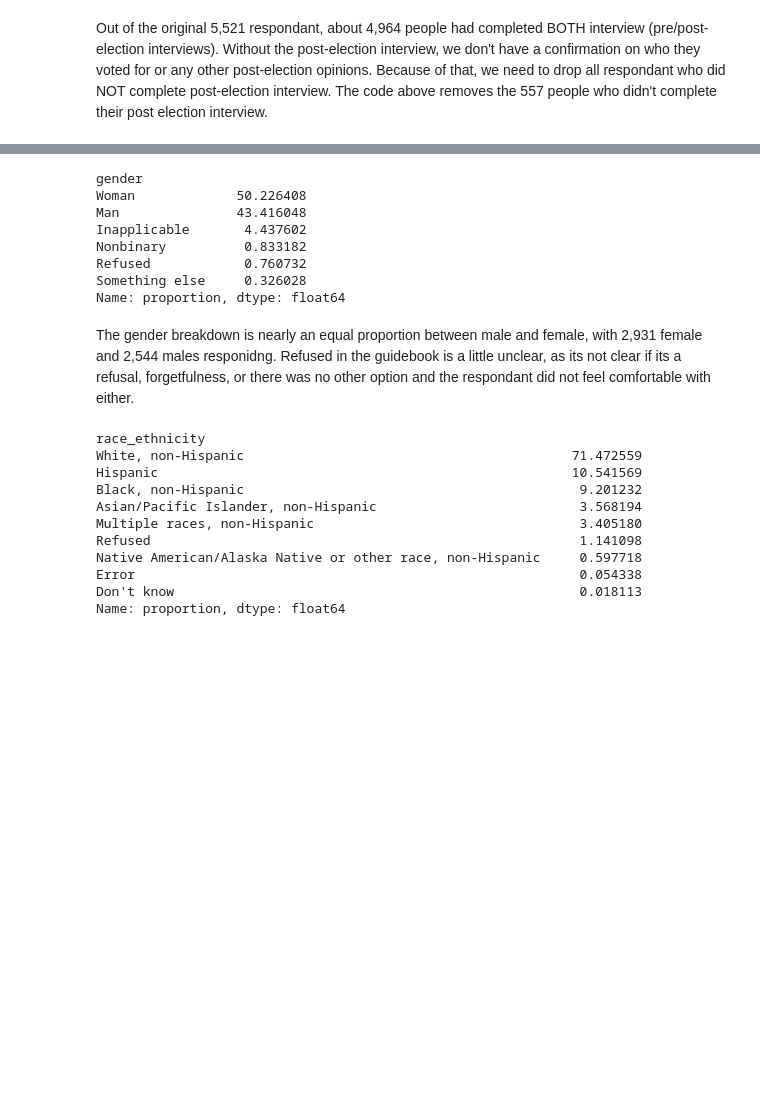
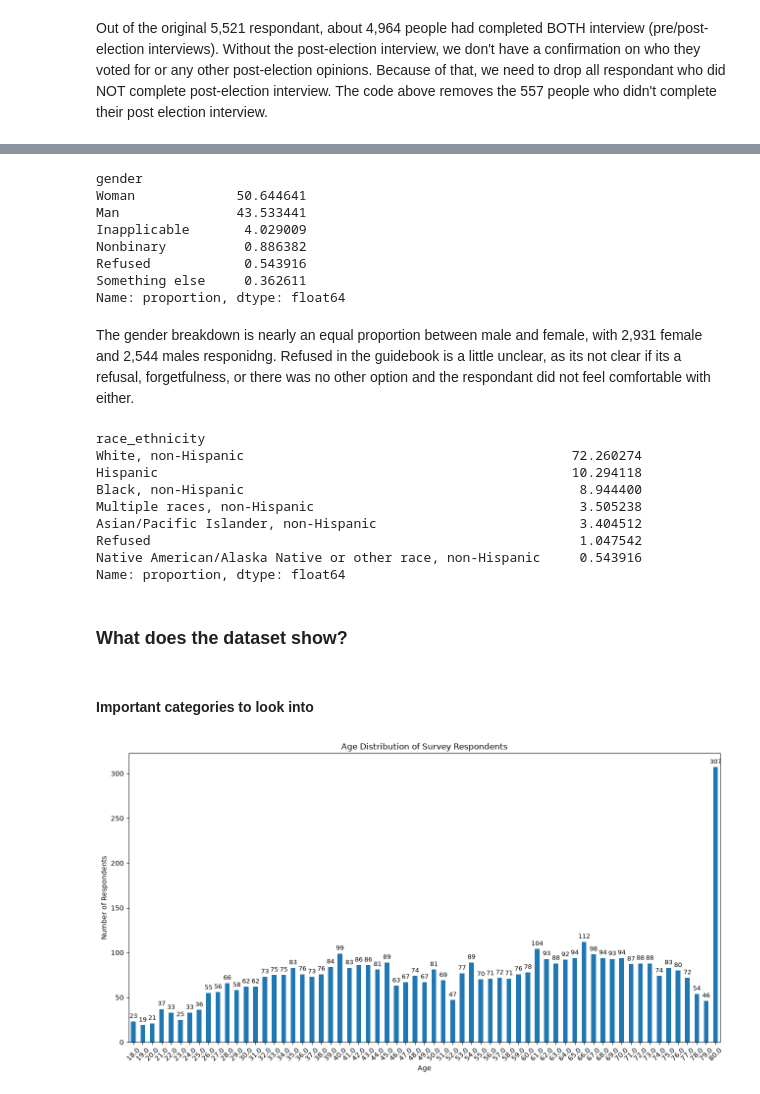
Before and after one commit to ii9643/CYOH-ii9643, a Jupyter notebook: cyoh_hw.ipynb, the cells around one changed output, grey strips where cells are left out. Cells and saved outputs as stored; diff of their text form; code cells hidden in the pictures; blank space fills up the shorter version.

```diff
--- a/cyoh_hw.ipynb
+++ b/cyoh_hw.ipynb
@@ -278,30 +280,51 @@ Refused             42
 Something else      18
 Name: count, dtype: int64
 # %%
-newvoting['gender'].value_counts(normalize=True) * 100
+finalvoting['gender'].value_counts(normalize=True) * 100
 # %% [output]
 gender
-Woman             50.226408
-Man               43.416048
-Inapplicable       4.437602
-Nonbinary          0.833182
-Refused            0.760732
-Something else     0.326028
+Woman             50.644641
+Man               43.533441
+Inapplicable       4.029009
+Nonbinary          0.886382
+Refused            0.543916
+Something else     0.362611
 Name: proportion, dtype: float64
 # %% [markdown]
 The gender breakdown is nearly an equal proportion between male and female, with 2,931 female and 2,544 males responidng. Refused in the guidebook is a little unclear, as its not clear if its a refusal, forgetfulness, or there was no other option and the respondant did not feel comfortable with either.
 # %%
-newvoting['race_ethnicity'].value_counts()
-newvoting['race_ethnicity'].value_counts(normalize=True) * 100
+finalvoting['race_ethnicity'].value_counts()
+finalvoting['race_ethnicity'].value_counts(normalize=True) * 100
 # %% [output]
 race_ethnicity
-White, non-Hispanic                                          71.472559
-Hispanic                                                     10.541569
-Black, non-Hispanic                                           9.201232
-Asian/Pacific Islander, non-Hispanic                          3.568194
-Multiple races, non-Hispanic                                  3.405180
-Refused                                                       1.141098
-Native American/Alaska Native or other race, non-Hispanic     0.597718
-Error                                                         0.054338
-Don't know                                                    0.018113
+White, non-Hispanic                                          72.260274
+Hispanic                                                     10.294118
+Black, non-Hispanic                                           8.944400
+Multiple races, non-Hispanic                                  3.505238
+Asian/Pacific Islander, non-Hispanic                          3.404512
+Refused                                                       1.047542
+Native American/Alaska Native or other race, non-Hispanic     0.543916
 Name: proportion, dtype: float64
+# %% [markdown]
+### What does the dataset show?
+# %% [markdown]
+#### Important categories to look into
+# %%
+age_counts = finalvoting["age"].value_counts().sort_index()
+
+ax = age_counts.plot(
+    kind="bar",
+    figsize=(13, 7),
+    title="Age Distribution of Survey Respondents"
+)
+
+for container in ax.containers:
+    ax.bar_label(container, fmt="%.0f", padding=3, fontsize=9)
+
+plt.xlabel("Age")
+plt.ylabel("Number of Respondents")
+plt.xticks(rotation=45)
+plt.tight_layout()
+plt.show()
+# %% [output]
+[figure, added]
```
Also changed, not shown: parts of 19 cells of this notebook.
